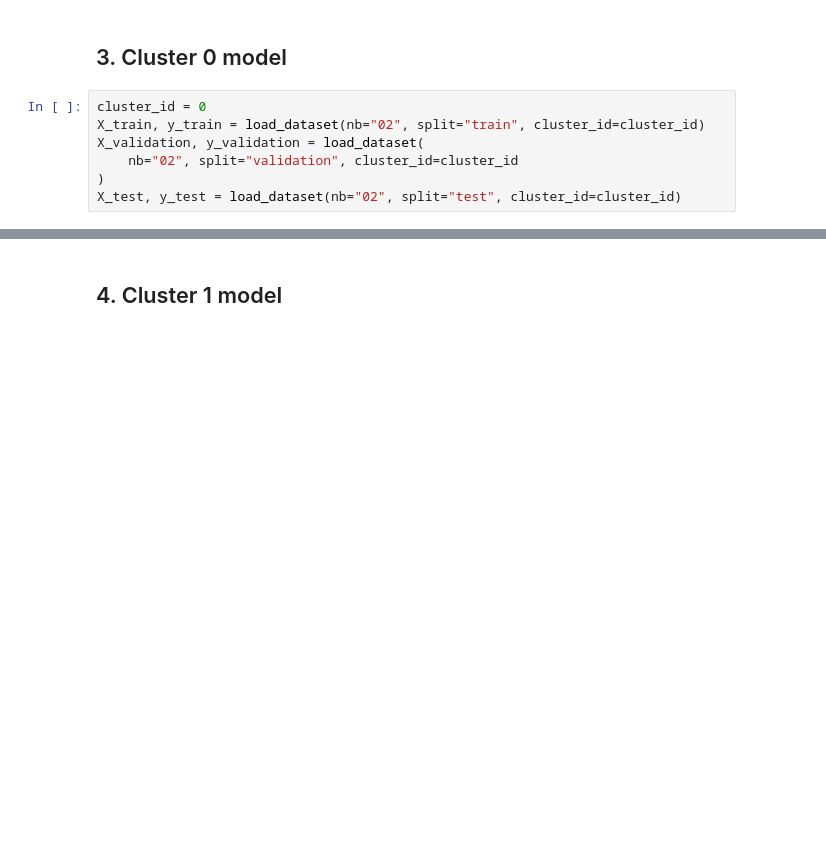
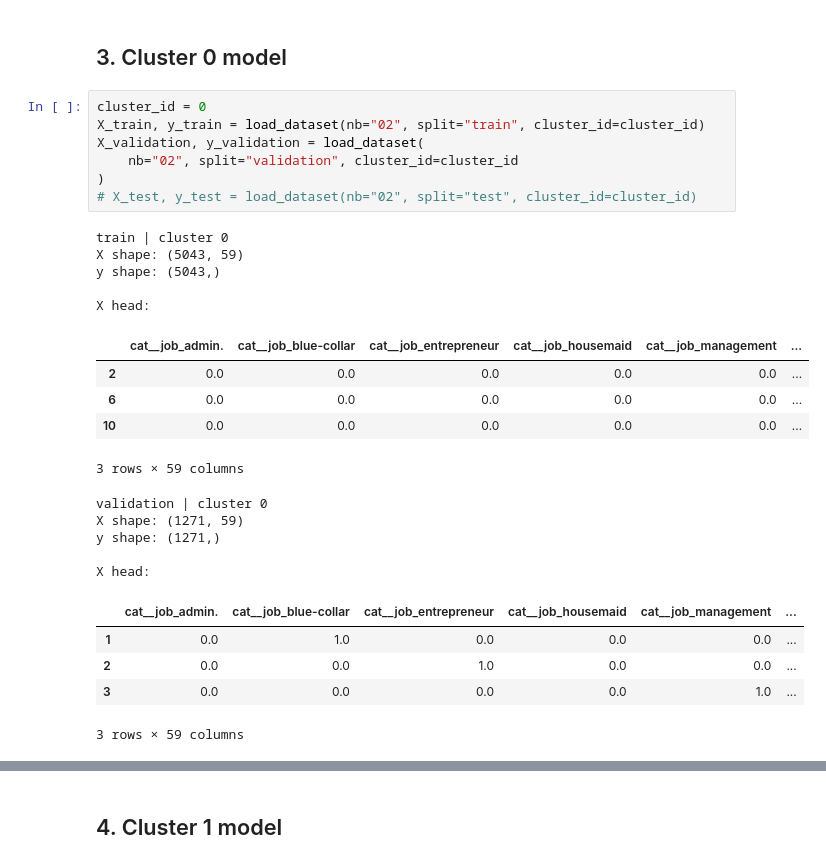
Before and after one commit to tonantzin-real/IDS_705_final_project, a Jupyter notebook: 03_training.ipynb, the cells around one changed output, grey strips where cells are left out. Drawn from its saved outputs; the diff is of its cells as text; blank space fills up the shorter version.

Commit message:
Add cluster 0 model

```diff
--- a/03_training.ipynb
+++ b/03_training.ipynb
@@ -443,7 +453,28 @@ joblib.dump(metadata, model_dir / f"{model_name}_metadata.joblib")
 # %%
 cluster_id = 0
 X_train, y_train = load_dataset(nb="02", split="train", cluster_id=cluster_id)
 X_validation, y_validation = load_dataset(
     nb="02", split="validation", cluster_id=cluster_id
 )
-X_test, y_test = load_dataset(nb="02", split="test", cluster_id=cluster_id)
+# X_test, y_test = load_dataset(nb="02", split="test", cluster_id=cluster_id)
+# %% [output]
+train | cluster 0
+X shape: (5043, 59)
+y shape: (5043,)
+
+X head:
+|  | cat__job_admin. | cat__job_blue-collar | cat__job_entrepreneur | cat__job_housemaid | cat__job_management | ... |
+| 2 | 0.0 | 0.0 | 0.0 | 0.0 | 0.0 | ... |
+| 6 | 0.0 | 0.0 | 0.0 | 0.0 | 0.0 | ... |
+| 10 | 0.0 | 0.0 | 0.0 | 0.0 | 0.0 | ... |
+3 rows × 59 columns
+validation | cluster 0
+X shape: (1271, 59)
+y shape: (1271,)
+
+X head:
+|  | cat__job_admin. | cat__job_blue-collar | cat__job_entrepreneur | cat__job_housemaid | cat__job_management | ... |
+| 1 | 0.0 | 1.0 | 0.0 | 0.0 | 0.0 | ... |
+| 2 | 0.0 | 0.0 | 1.0 | 0.0 | 0.0 | ... |
+| 3 | 0.0 | 0.0 | 0.0 | 0.0 | 1.0 | ... |
+3 rows × 59 columns
```
Also changed, not shown: parts of 17 cells of this notebook, 4 other files.
